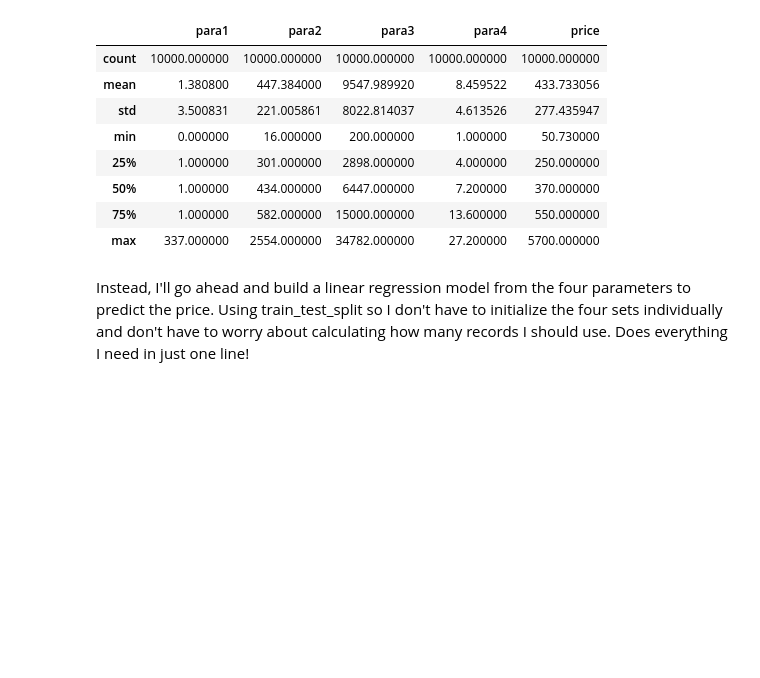
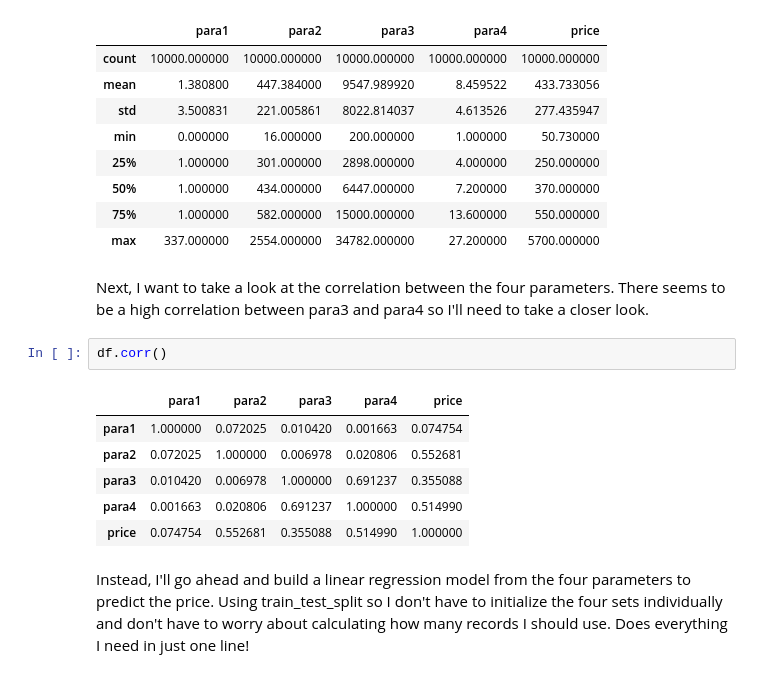
Before and after one commit to jobobobobobo/josephlaytonbozeman-okc-datascientist, a Jupyter notebook: ds-1/ds-1.ipynb, the cells around one changed output. Saved outputs shown, nothing was run; the diff lists cells and outputs as text; blank space fills up the shorter version.

```diff
--- a/ds-1/ds-1.ipynb
+++ b/ds-1/ds-1.ipynb
@@ -105,6 +105,17 @@ df.describe()
 | 50% | 1.000000 | 434.000000 | 6447.000000 | 7.200000 | 370.000000 |
 | 75% | 1.000000 | 582.000000 | 15000.000000 | 13.600000 | 550.000000 |
 | max | 337.000000 | 2554.000000 | 34782.000000 | 27.200000 | 5700.000000 |
+# %% [markdown]
+Next, I want to take a look at the correlation between the four parameters. There seems to be a high correlation between para3 and para4 so I'll need to take a closer look.
+# %%
+df.corr()
+# %% [output]
+|  | para1 | para2 | para3 | para4 | price |
+| para1 | 1.000000 | 0.072025 | 0.010420 | 0.001663 | 0.074754 |
+| para2 | 0.072025 | 1.000000 | 0.006978 | 0.020806 | 0.552681 |
+| para3 | 0.010420 | 0.006978 | 1.000000 | 0.691237 | 0.355088 |
+| para4 | 0.001663 | 0.020806 | 0.691237 | 1.000000 | 0.514990 |
+| price | 0.074754 | 0.552681 | 0.355088 | 0.514990 | 1.000000 |
 # %% [markdown]
 Instead, I'll go ahead and build a linear regression model from the four parameters to predict the price. Using train_test_split so I don't have to initialize the four sets individually and don't have to worry about calculating how many records I should use. Does everything I need in just one line!
 # %%
```
Also changed, not shown: parts of 15 cells of this notebook.
